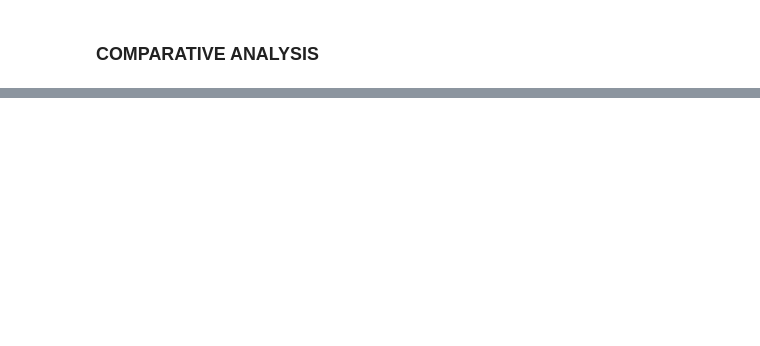
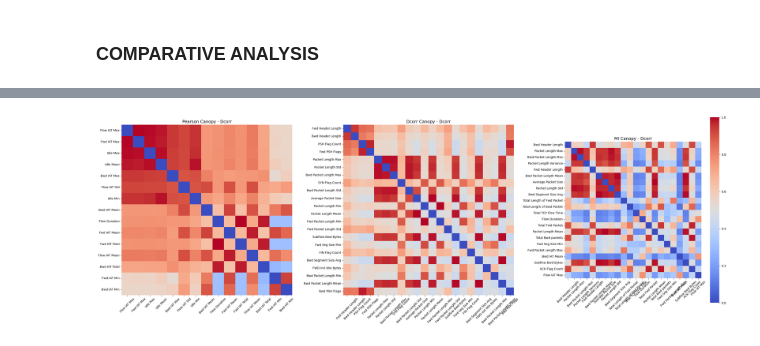
Before and after one commit to sav-1305/CIC-IDS-2017-ML-Optimization, a Jupyter notebook: 2.1-Canopy-FS.ipynb, the cells around one changed output, grey strips where cells are left out. Drawn from its saved outputs; the diff is of its cells as text; code cells hidden in the pictures; blank space fills up the shorter version.

```diff
--- a/2.1-Canopy-FS.ipynb
+++ b/2.1-Canopy-FS.ipynb
@@ -420,0 +476,22 @@ print(summary_df)
+# %%
+# ---------------------------------------------------------------
+# Plotting the Heatmaps
+# ---------------------------------------------------------------
+fig, axes = plt.subplots(1, 3, figsize=(30, 10))
+
+sns.heatmap(dcorr_pc, ax=axes[0], cmap="coolwarm", square=True, cbar=False)
+axes[0].set_title("Pearson Canopy - Dcorr", fontsize=14)
+axes[0].tick_params(axis='x', rotation=45)
+
+sns.heatmap(dcorr_dm, ax=axes[1], cmap="coolwarm", square=True, cbar=False)
+axes[1].set_title("Dcorr Canopy - Dcorr", fontsize=14)
+axes[1].tick_params(axis='x', rotation=45)
+
+sns.heatmap(dcorr_mi, ax=axes[2], cmap="coolwarm", square=True, cbar=True)
+axes[2].set_title("MI Canopy - Dcorr", fontsize=14)
+axes[2].tick_params(axis='x', rotation=45)
+
+plt.tight_layout()
+plt.show()
+# %% [output]
+[figure, added]
```
Also changed, not shown: parts of 15 cells of this notebook.
